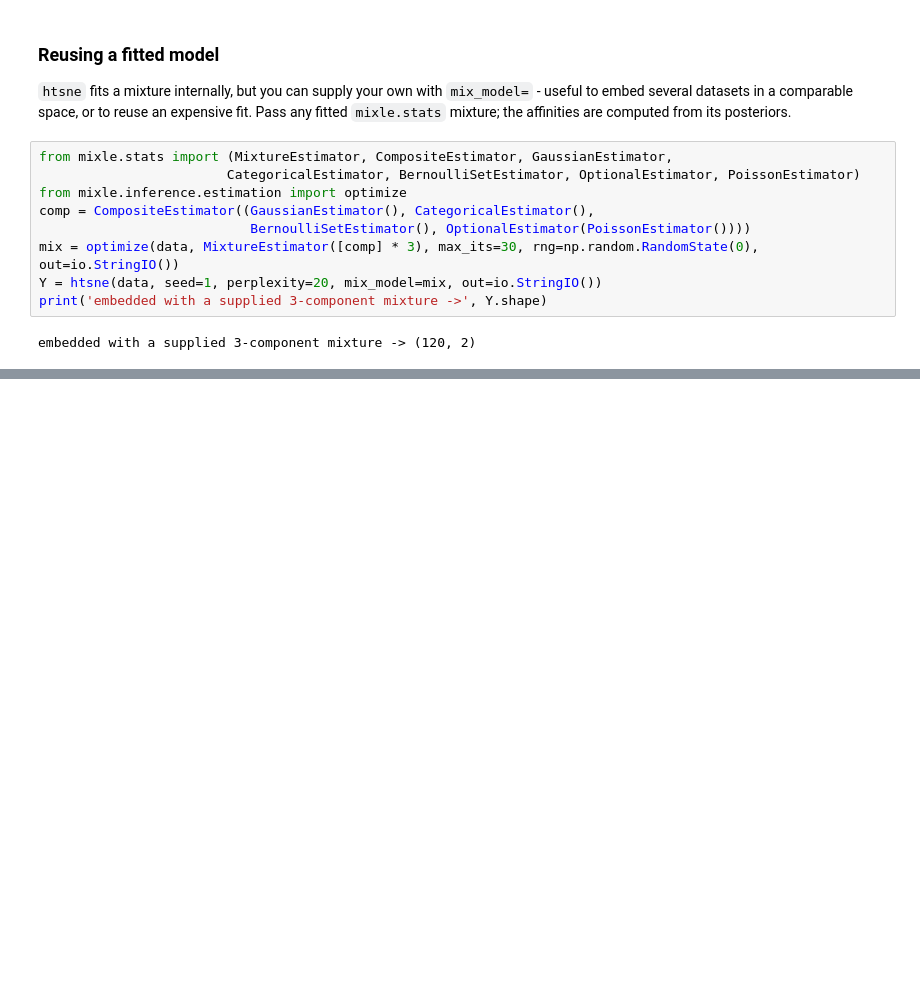
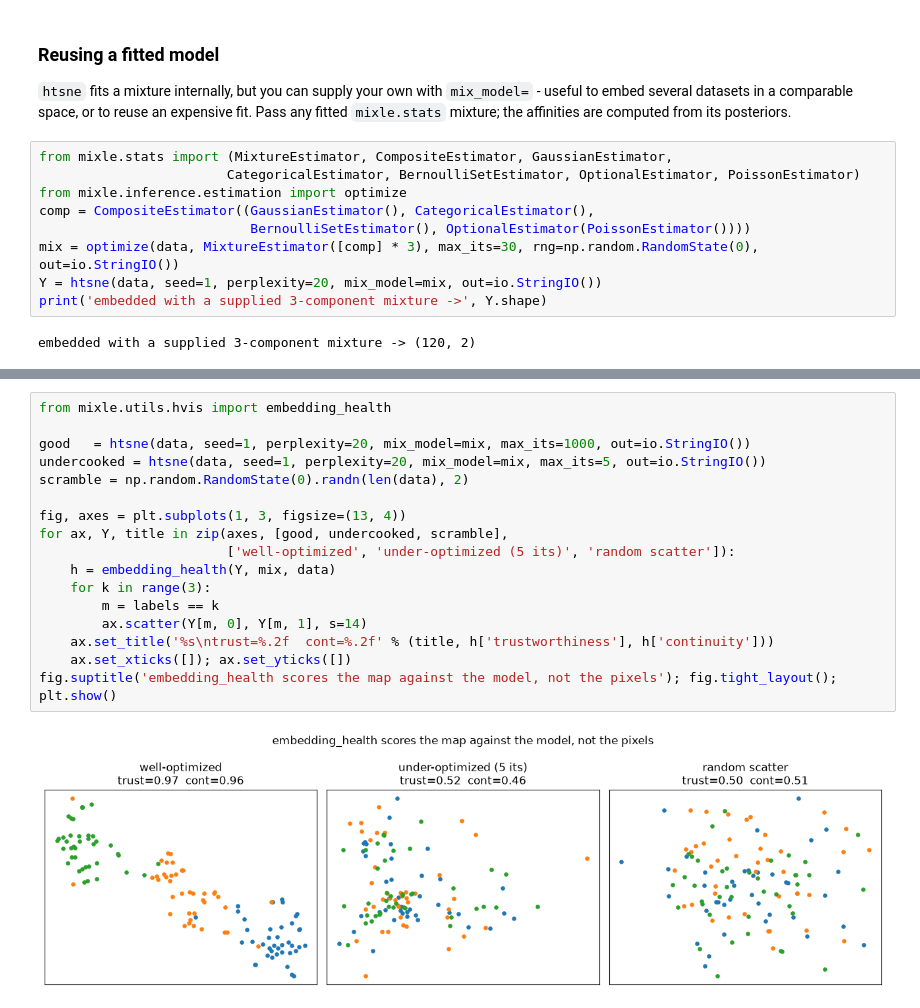
Before and after one commit to gmboquet/mixle-notebooks, a Jupyter notebook: notebooks/tutorials/embedding_with_htsne.ipynb, the cells around one changed output, grey strips where cells are left out. Drawn from its saved outputs; the diff is of its cells as text; blank space fills up the shorter version.

```diff
--- a/notebooks/tutorials/embedding_with_htsne.ipynb
+++ b/notebooks/tutorials/embedding_with_htsne.ipynb
@@ -99,0 +115,19 @@ embedded with a supplied 3-component mixture -> (120, 2)
+# %%
+from mixle.utils.hvis import embedding_health
+
+good   = htsne(data, seed=1, perplexity=20, mix_model=mix, max_its=1000, out=io.StringIO())
+undercooked = htsne(data, seed=1, perplexity=20, mix_model=mix, max_its=5, out=io.StringIO())
+scramble = np.random.RandomState(0).randn(len(data), 2)
+
+fig, axes = plt.subplots(1, 3, figsize=(13, 4))
+for ax, Y, title in zip(axes, [good, undercooked, scramble],
+                        ['well-optimized', 'under-optimized (5 its)', 'random scatter']):
+    h = embedding_health(Y, mix, data)
+    for k in range(3):
+        m = labels == k
+        ax.scatter(Y[m, 0], Y[m, 1], s=14)
+    ax.set_title('%s\ntrust=%.2f  cont=%.2f' % (title, h['trustworthiness'], h['continuity']))
+    ax.set_xticks([]); ax.set_yticks([])
+fig.suptitle('embedding_health scores the map against the model, not the pixels'); fig.tight_layout(); plt.show()
+# %% [output]
+[figure, added]
```
Also changed, not shown: parts of 6 cells of this notebook, 43 other files.
